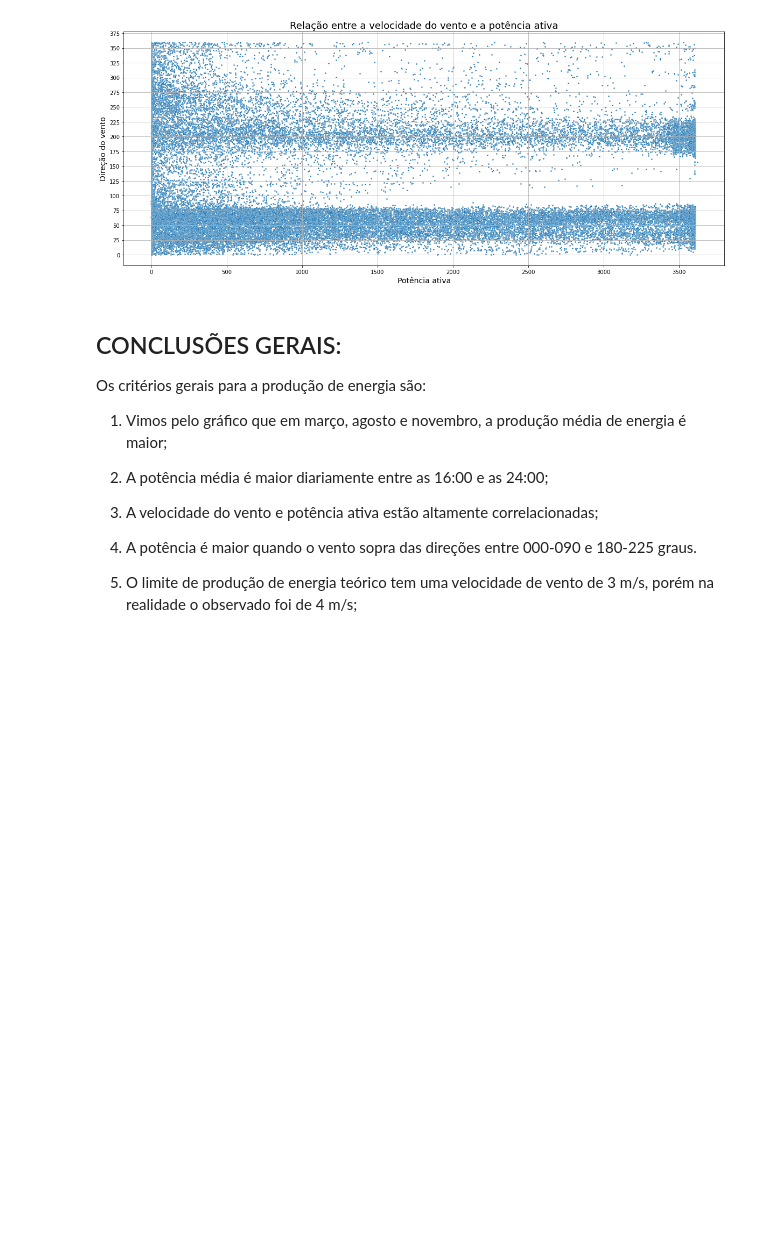
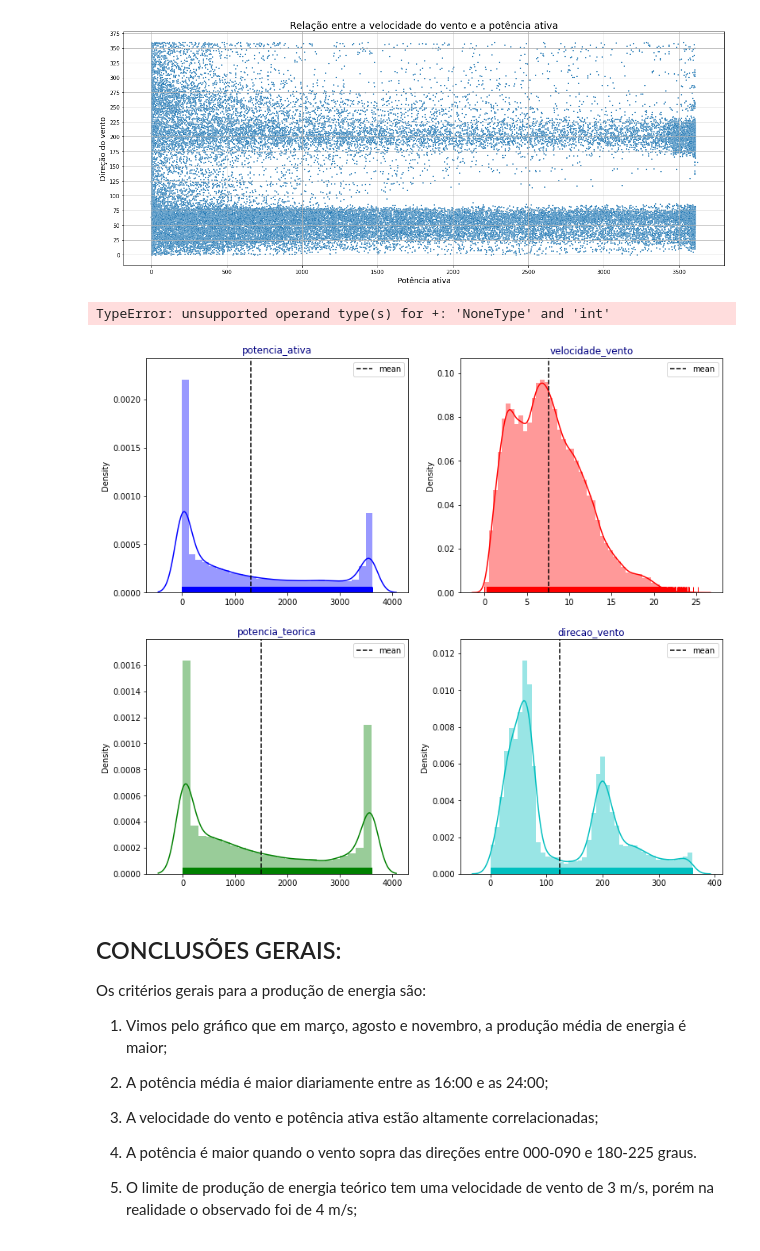
Before and after one commit to kitawarairon/portifolio_analise_dados, a Jupyter notebook: projeto_turbina_eolica/analise_turbina_eolica.ipynb, the cells around one changed output. Cells and saved outputs as stored; diff of their text form; code cells hidden in the pictures; blank space fills up the shorter version.

```diff
--- a/projeto_turbina_eolica/analise_turbina_eolica.ipynb
+++ b/projeto_turbina_eolica/analise_turbina_eolica.ipynb
@@ -809,6 +814,26 @@ ax.set_ylabel('Direção do vento', fontsize=14)
 # %% [output]
 Text(0, 0.5, 'Direção do vento')
 [figure]
+# %%
+cols = [i for i in turbina_df.columns if i not in ['classificacao_vento', 'erro', 'limite']]
+
+cols = ['potencia_ativa', 'velocidade_vento', 'potencia_teorica','direcao_vento']
+
+length = len(cols)
+cs = ["b", "r", "g", "c", "m", "k", "lime", "c"]
+fig = plt.figure(figsize=(13,25))
+
+for i,j,k in itertools.zip_longest(cols, range(length), cs):
+    plt.subplot(4,2,j+1)
+    ax = sns.distplot(turbina_df[i], color=k, rug=True)
+    ax.set_facecolor("w")
+    plt.axvline(turbina_df[i].mean(), linestyle="dashed", label="mean", color="k")
+    plt.legend(loc="best")
+    plt.title(i, color="navy")
+    plt.xlabel("")
+# %% [output]
+TypeError: unsupported operand type(s) for +: 'NoneType' and 'int'
+[figure, added]
 # %% [markdown]
 ## CONCLUSÕES GERAIS:
 
```
Also changed, not shown: parts of 17 cells of this notebook, 5 other files.
